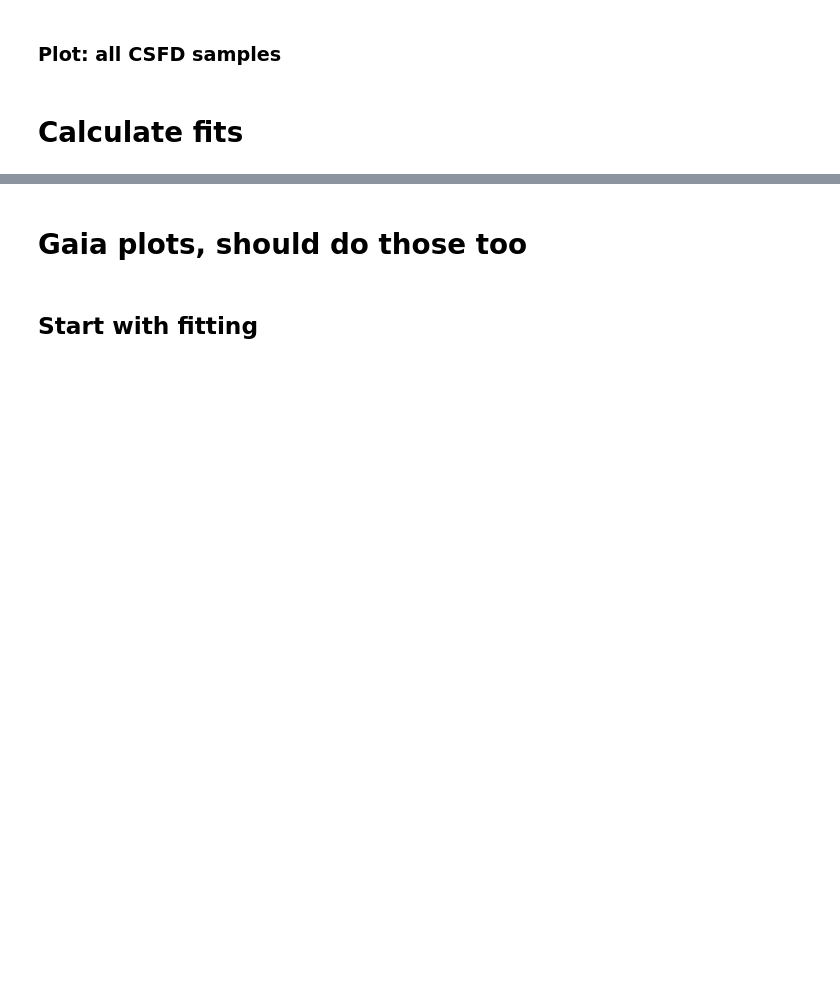
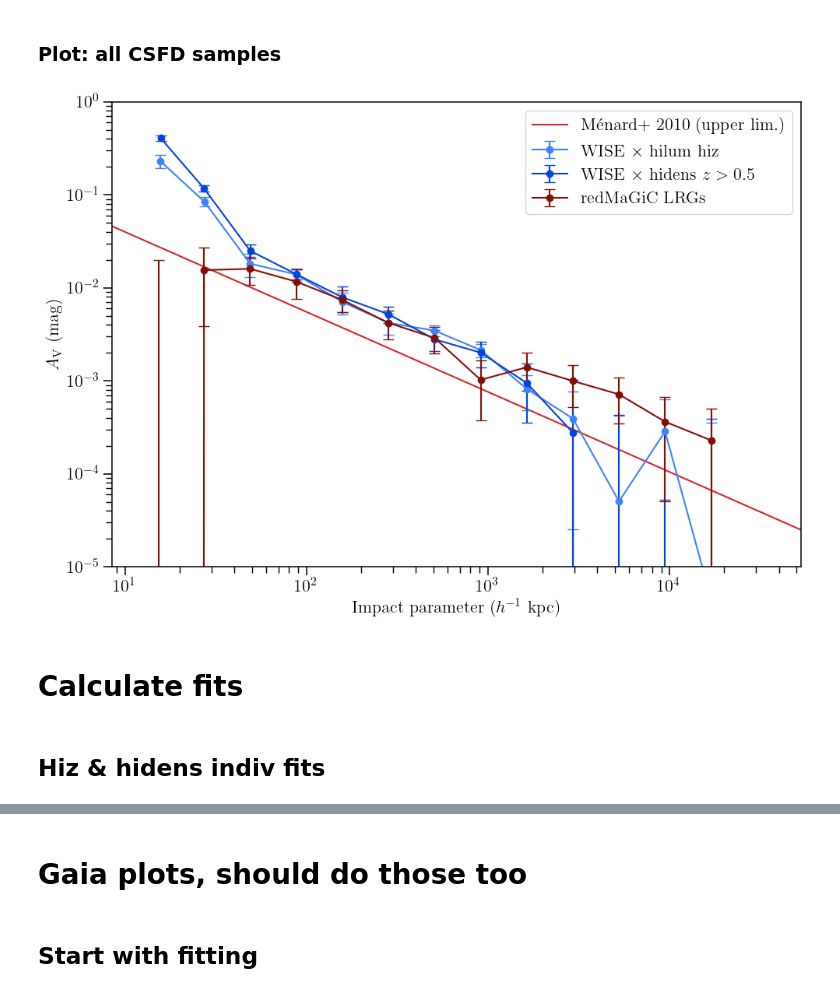
Before and after one commit to mcclearyj/dusthalos, a Jupyter notebook: writeup/csfd_dust_plots.ipynb, the cells around one changed output, grey strips where cells are left out. Drawn from its saved outputs; the diff is of its cells as text; code cells hidden in the pictures; blank space fills up the shorter version.

```diff
--- a/writeup/csfd_dust_plots.ipynb
+++ b/writeup/csfd_dust_plots.ipynb
@@ -307,46 +308,48 @@ fig.savefig(f"/Users/j.mccleary/Research/dusty_halos/dusthalos_emh/writeup/figur
 ### Plot: all CSFD samples
 # %%
 # Set z_theory and z_foreground levels
-z_fg = 0.13
-z_fg2 = 0.36 # Filtered WISExSCOS
+z_fg = 0.144
+z_fg2 = 0.35 # Filtered WISExSCOS
 fg_gal_kpc = cosmo.kpc_proper_per_arcmin(z_fg)
 fg_gal_kpc2 = cosmo.kpc_proper_per_arcmin(z_fg)
 
 # Converts us from arcminutes to h^-1 kpc
 # Menard relationship was in terms of h
 scl = fg_gal_kpc.value * cosmo.h
 scl2 = fg_gal_kpc2.value * cosmo.h
 
 fig, ax = plt.subplots(figsize=(10, 7), tight_layout=True)
 
 ax.plot(theory_r, av, color='tab:red',
         label=r'M\'{e}nard+ 2010 (upper lim.)')
 # What it says
 
-ax.errorbar(dk_hiz_usebins_csfd['meanr']*scl, dust_hiz_usebins_csfd,
-            yerr=dk_hiz_usebins_csfd['sigma'], fmt='-o', capsize=5,
+ax.errorbar(dk_hiz_newrand_csfd['meanr']*scl, dust_hiz_newrand_csfd,
+            yerr=dk_hiz_newrand_csfd['sigma'], fmt='-o', capsize=5,
             color='xkcd:dodger blue', label=r'WISE $\times$ hilum hiz')
 
-ax.errorbar(dk_usebins_csfd['meanr']*scl, dust_hidens_usebins_csfd,
-            yerr=dk_usebins_csfd['sigma'], fmt='-o', capsize=5,
+ax.errorbar(dk_hidens_newrand_csfd['meanr']*scl, dust_hidens_newrand_csfd,
+            yerr=dk_hidens_newrand_csfd['sigma'], fmt='-o', capsize=5,
             color='xkcd:blue', label=r'WISE $\times$ hidens $z>0.5$')
 
 ax.errorbar(dk_lrg_usebins_csfd['meanr']*scl2, dust_lrg_usebins_csfd,
             yerr=dk_lrg_usebins_csfd['sigma'], fmt='-o', capsize=5,
             color='xkcd:indian red', label=r'redMaGiC LRGs')
 
 ax.set_xscale('log')
 ax.set_yscale('log')
 ax.set_xlim(0.08*scl, 500*scl)
 ax.set_ylim(1E-5, 1)
 ax.set_xlabel(r'Impact parameter ($h^{-1}$ kpc)', fontsize=16)
 ax.set_ylabel(r'$A_{\rm V}$ (mag)', fontsize=16)
 #ax.set_title(r'', fontsize=16)
 ax.legend(fontsize=16)
 
-figname = 'dustcorrel_redmagic_csfd_comp.png'
+figname = 'dustcorrel_redmagic_csfd_newrand_comp.png'
 fig.savefig(f"/Users/j.mccleary/Research/dusty_halos/dusthalos_emh/output/{figname}" )
 fig.savefig(f"/Users/j.mccleary/Research/dusty_halos/dusthalos_emh/writeup/figures_update2/{figname}" )
+# %% [output]
+[figure, added]
 # %% [markdown]
 # Calculate fits
 # %%
@@ -397,5 +406,7 @@ def do_WLS_fit(this_dk, dust_rel, name=None, start=None, end=None, log=False):
     print(res_wls.summary())
 
     return(res_wls)
+# %% [markdown]
+## Hiz & hidens indiv fits
 # %%
 res_hiz = do_WLS_fit(
```
Also changed, not shown: parts of 35 cells of this notebook, 2 other files.
